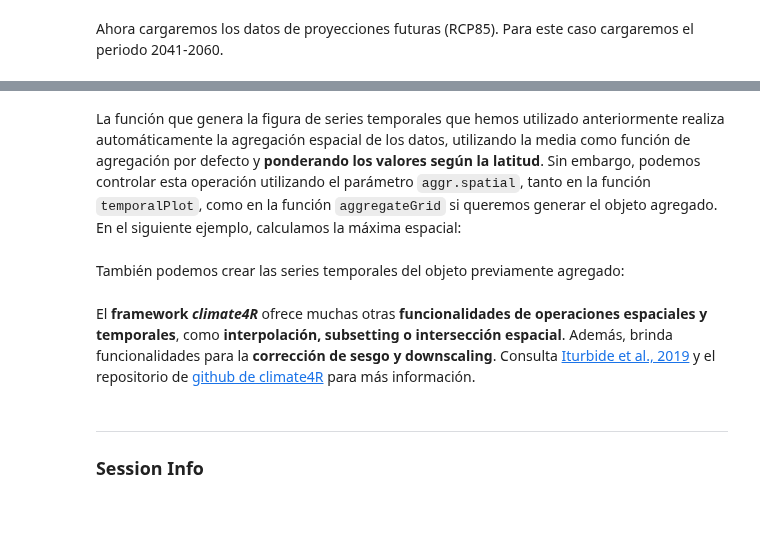
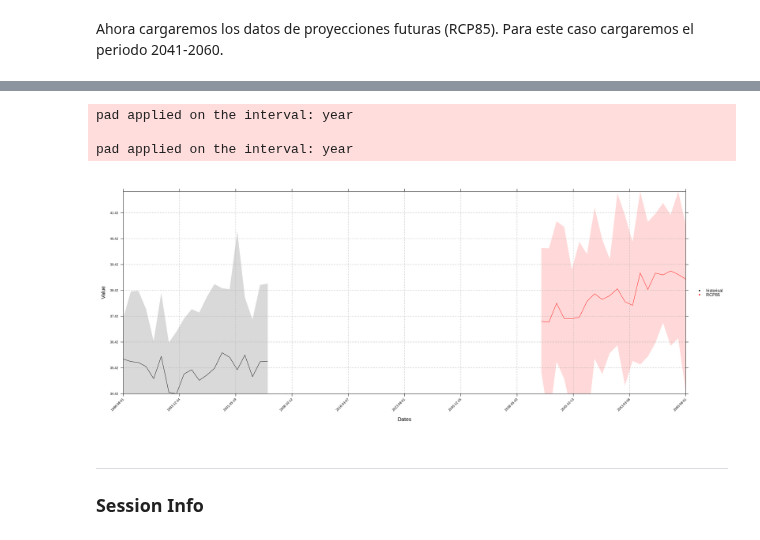
Before and after one commit to SantanderMetGroup/PTI-Clima-Datalab, a Jupyter notebook: Notebooks/R/proyecciones_CORDEX_R.ipynb, the cells around one changed output, grey strips where cells are left out. Drawn from its saved outputs; the diff is of its cells as text; code cells hidden in the pictures; blank space fills up the shorter version.

```diff
--- a/Notebooks/R/proyecciones_CORDEX_R.ipynb
+++ b/Notebooks/R/proyecciones_CORDEX_R.ipynb
@@ -331,2 +362,0 @@ Los mapas que acabamos de crear en la sección anterior, muestran la media estac
-# %%
-tasmax.jja.grid.max <- aggregateGrid(tasmax.jja.grid, aggr.y = list(FUN = "max", na.rm = TRUE)) %>% suppressWarnings
@@ -335,2 +362,0 @@ Posteriormente, nos aseguraremos que posibles valores `-Inf` generados intername
-# %%
-tasmax.jja.grid.max$Data[which(is.infinite(tasmax.jja.grid.max$Data))] <- NA
@@ -354,4 +362,0 @@ Posteriormente, aplicamos la máscara.
-# %%
-tasmax.jja.grid.max.masked <- gridArithmetics(tasmax.jja.grid.max, rep(list(mask),
-                                                                        getShape(tasmax.jja.grid.max, "member")) %>% bindGrid(dimension = "member"),
-                                               operator = "+")
@@ -393,6 +362,0 @@ Ejecuta `help(temporalPlot)` para ver todas las posibilidades gráficas que ofre
-# %% [markdown]
-La función que genera la figura de series temporales que hemos utilizado anteriormente realiza automáticamente la agregación espacial de los datos, utilizando la media como función de agregación por defecto y **ponderando los valores según la latitud**. Sin embargo, podemos controlar esta operación utilizando el parámetro `aggr.spatial`, tanto en la función `temporalPlot`, como en la función `aggregateGrid` si queremos generar el objeto agregado. En el siguiente ejemplo, calculamos la máxima espacial:
-# %%
-tasmax.jja.regional.max <- aggregateGrid(tasmax.jja.grid.max.masked, aggr.spatial = list(FUN = "max", na.rm = TRUE))
-# %% [markdown]
-También podemos crear las series temporales del objeto previamente agregado:
@@ -401,5 +363,11 @@ temporalPlot("multimodel" = tasmax.jja.regional.max, cols = "purple")
-# %% [markdown]
-El **framework *climate4R*** ofrece muchas otras **funcionalidades de operaciones espaciales y temporales**, como **interpolación, subsetting o intersección espacial**. Además, brinda funcionalidades para la **corrección de sesgo y downscaling**. Consulta [Iturbide et al., 2019](https://www.sciencedirect.com/science/article/pii/S1364815218303049?via%3Dihub) y el repositorio de [github de climate4R](https://github.com/SantanderMetGroup/climate4R) para más información.
+# %%
+options(repr.plot.width=20, repr.plot.height=8)
+temporalPlot("historical" = tasmax.jja.cdx.hist, "RCP85" = tasmax.jja.cdx.rcp85)
+# %% [output]
+pad applied on the interval: year
+
+pad applied on the interval: year
+[figure, added]
 # %% [markdown]
 ***
 
```
Also changed, not shown: parts of 40 cells of this notebook, 2 other files.
